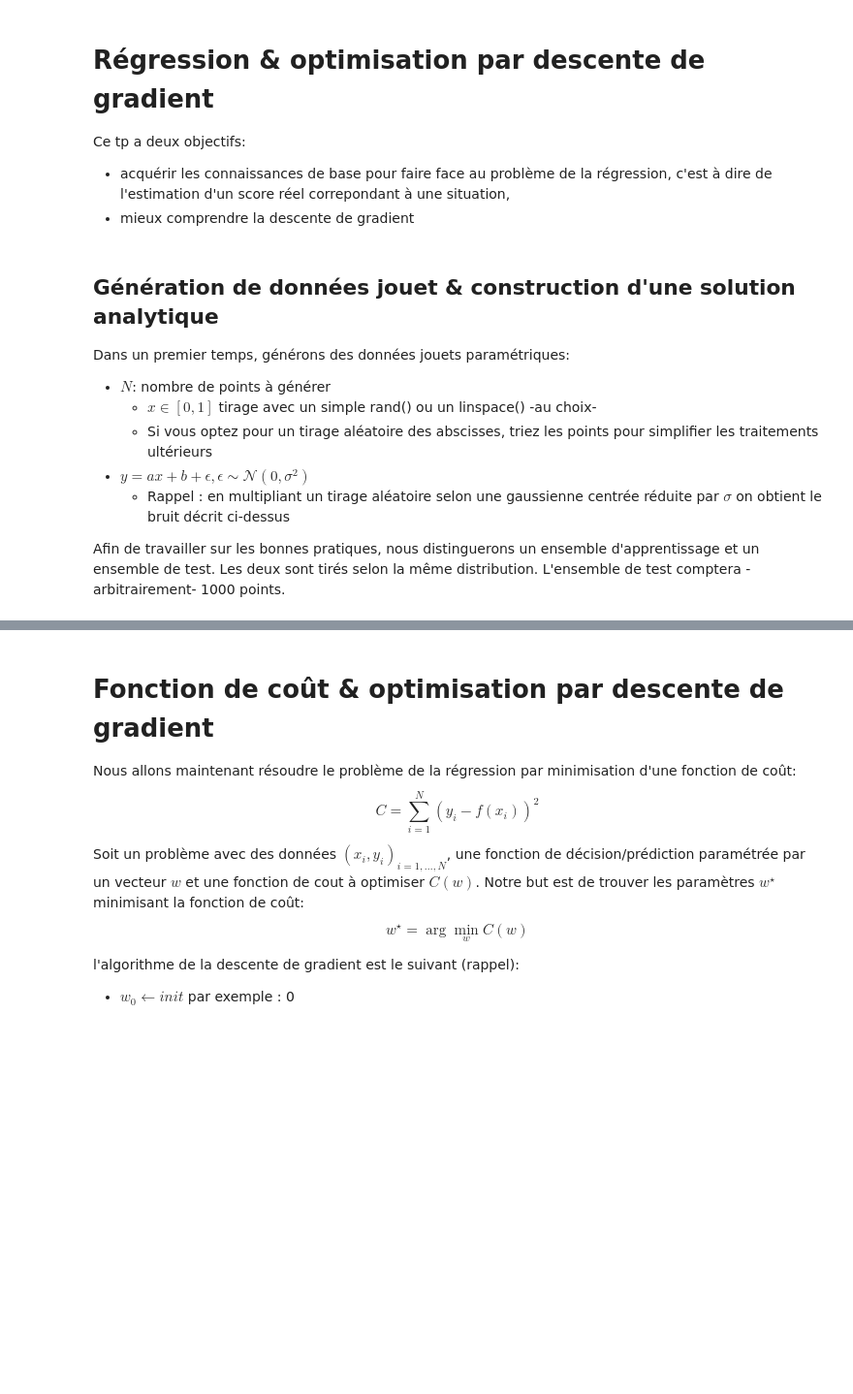
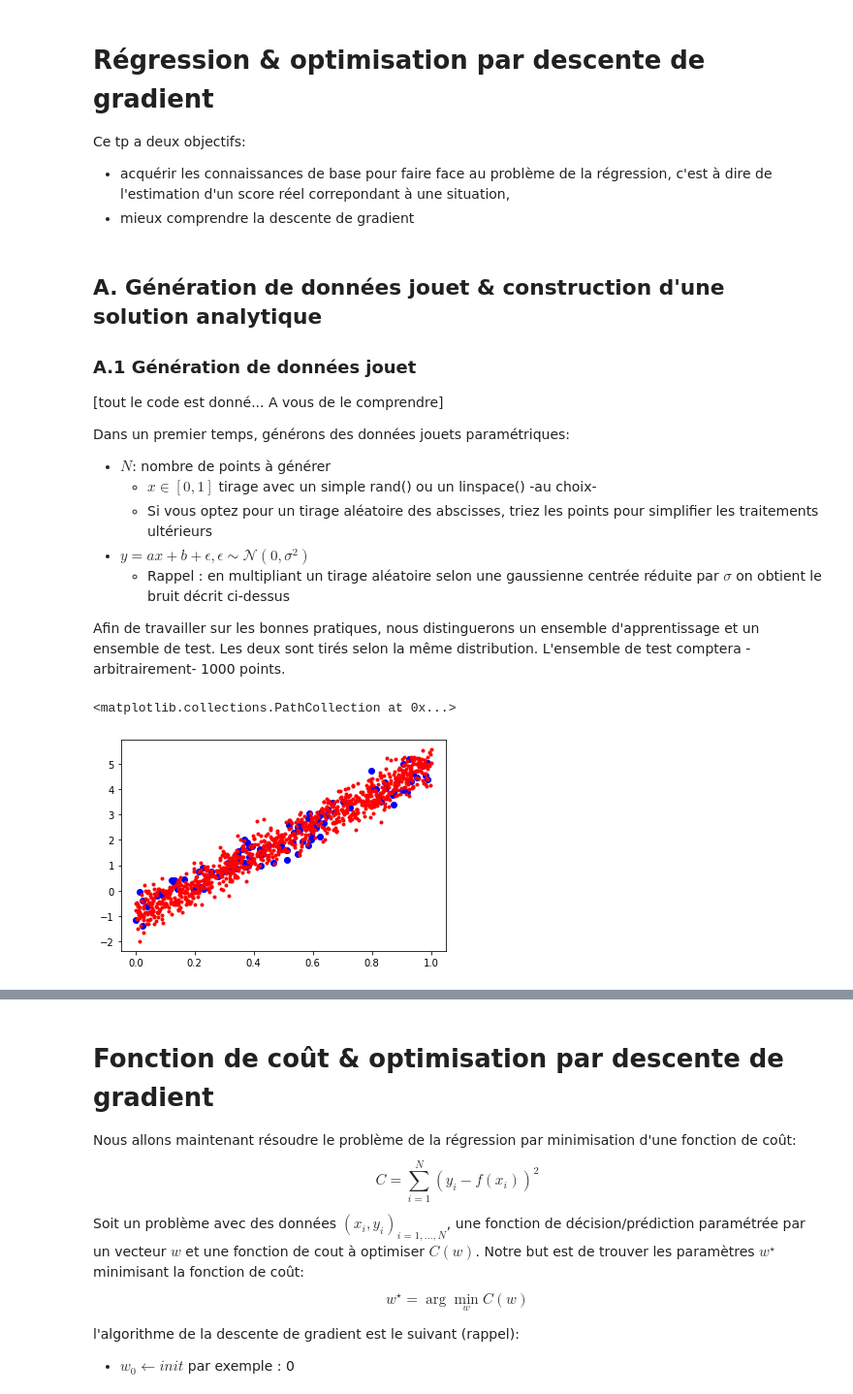
Before and after one commit to vguigue/tuto_numpy, a Jupyter notebook: 3_gradient/regression_gradient.ipynb, the cells around one changed output, grey strips where cells are left out. Shown: that part at 97% size. Drawn from its saved outputs; the diff is of its cells as text; code cells hidden in the pictures; blank space fills up the shorter version.

```diff
--- a/3_gradient/regression_gradient.ipynb
+++ b/3_gradient/regression_gradient.ipynb
@@ -8,7 +8,11 @@ Ce tp a deux objectifs:
 import numpy as np
 import matplotlib.pyplot as plt
 # %% [markdown]
-## Génération de données jouet & construction d'une solution analytique
+## A. Génération de données jouet & construction d'une solution analytique
+
+### A.1 Génération de données jouet
+
+[tout le code est donné... A vous de le comprendre]
 
 Dans un premier temps, générons des données jouets paramétriques:
 - $N$: nombre de points à générer
@@ -22,20 +26,22 @@ Les deux sont tirés selon la même distribution. L'ensemble de test comptera -a
 # %%
 def gen_data_lin(a, b, sig, N=500, Ntest=1000):
     X_train = np.sort(np.random.rand(N)) # sort optionnel, mais ça aide pour les plots
-    X_test  =
-    Y_train =
-    Y_test  =
-    #A compléter
-    return X_train, y_train, X_test, y_test
+    X_test  = np.sort(np.random.rand(Ntest))
+    Y_train = a*X_train + b + np.random.randn(N)*sig
+    Y_test  = a*X_test + b + np.random.randn(Ntest)*sig
+    return X_train, Y_train, X_test, Y_test
 # %%
 # génération de données jouets:
 a = 6.
 b = -1.
 N = 100
 sig = .4 # écart type
 
 X_train, y_train, X_test, y_test = gen_data_lin(a, b, sig, N)
 
 plt.figure()
 plt.plot(X_test, y_test, 'r.')
-plt.plot(X_train, y_train, 'b')
+plt.scatter(X_train, y_train, c='b')
+# %% [output]
+<matplotlib.collections.PathCollection at 0x...>
+[figure, added]
```
Also changed, not shown: parts of 12 cells of this notebook, 1 other file.
